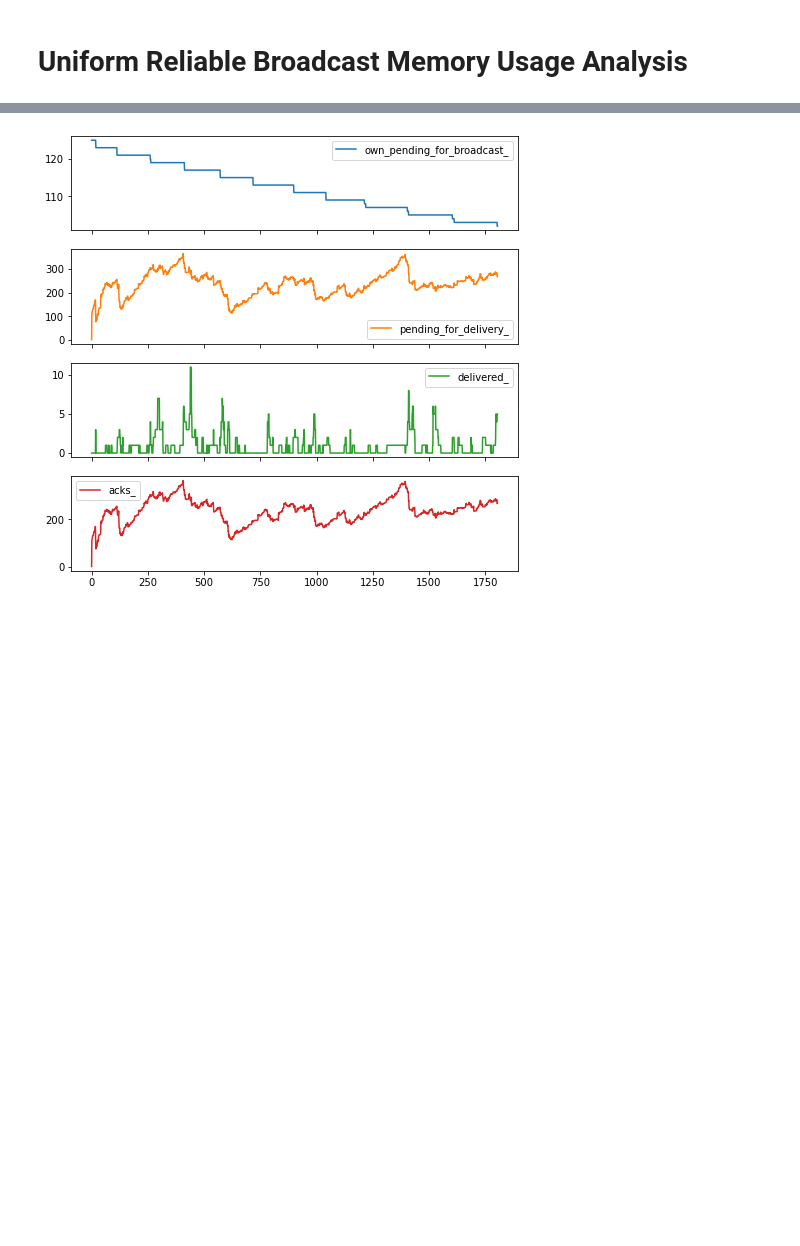
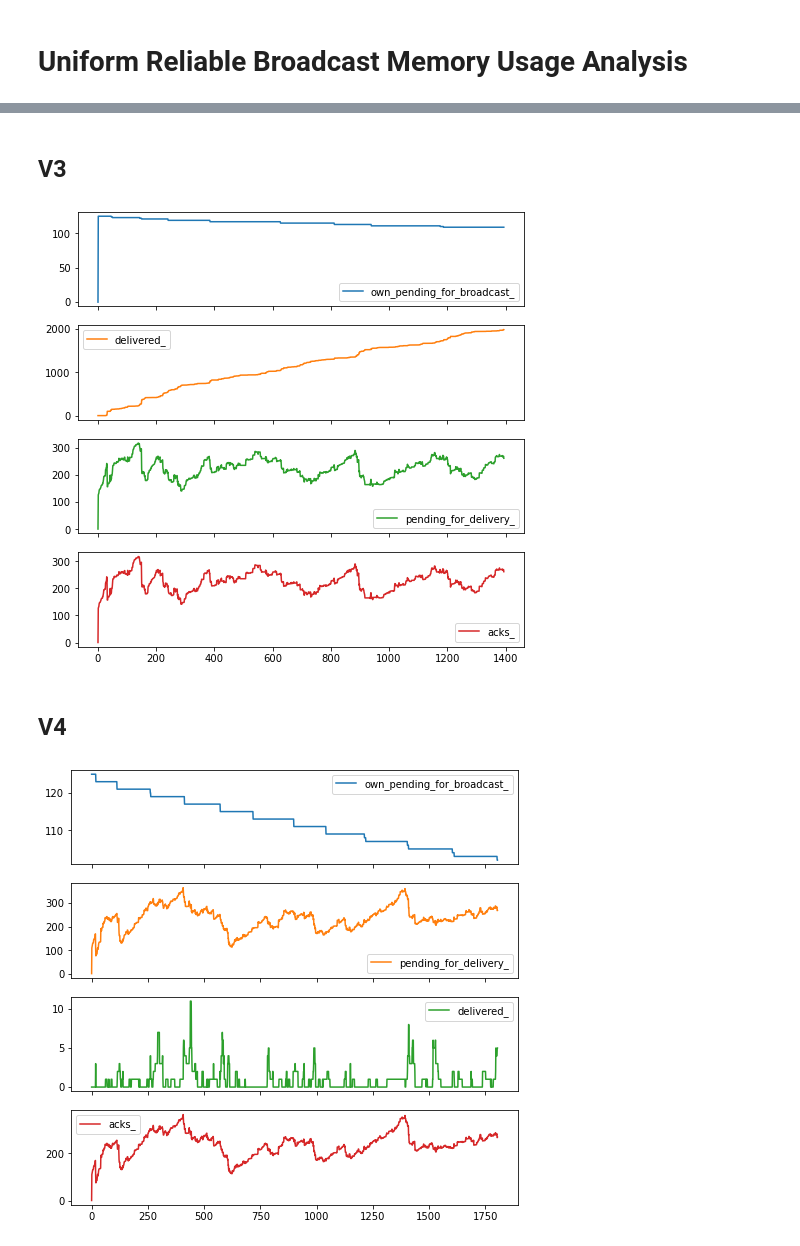
Before and after one commit to jsilll/distributed-algorithms-project, a Jupyter notebook: tools/analyze.ipynb, the cells around one changed output, grey strips where cells are left out. Cells and saved outputs as stored; diff of their text form; code cells hidden in the pictures; blank space fills up the shorter version.

```diff
--- a/tools/analyze.ipynb
+++ b/tools/analyze.ipynb
@@ -14,3 +30,13 @@ plt.show()
+# %% [markdown]
+## V3
+# %%
+df_urb = pd.read_csv('urb_v3.csv')
+df_urb.plot(subplots=True, figsize=(8, 8))
+plt.show()
+# %% [output]
+[figure, added]
+# %% [markdown]
+## V4
 # %%
 df_urb = pd.read_csv('urb_v4.csv')
 df_urb.plot(subplots=True, figsize=(8, 8))
```
Also changed, not shown: parts of 4 cells of this notebook, 3 other files.
